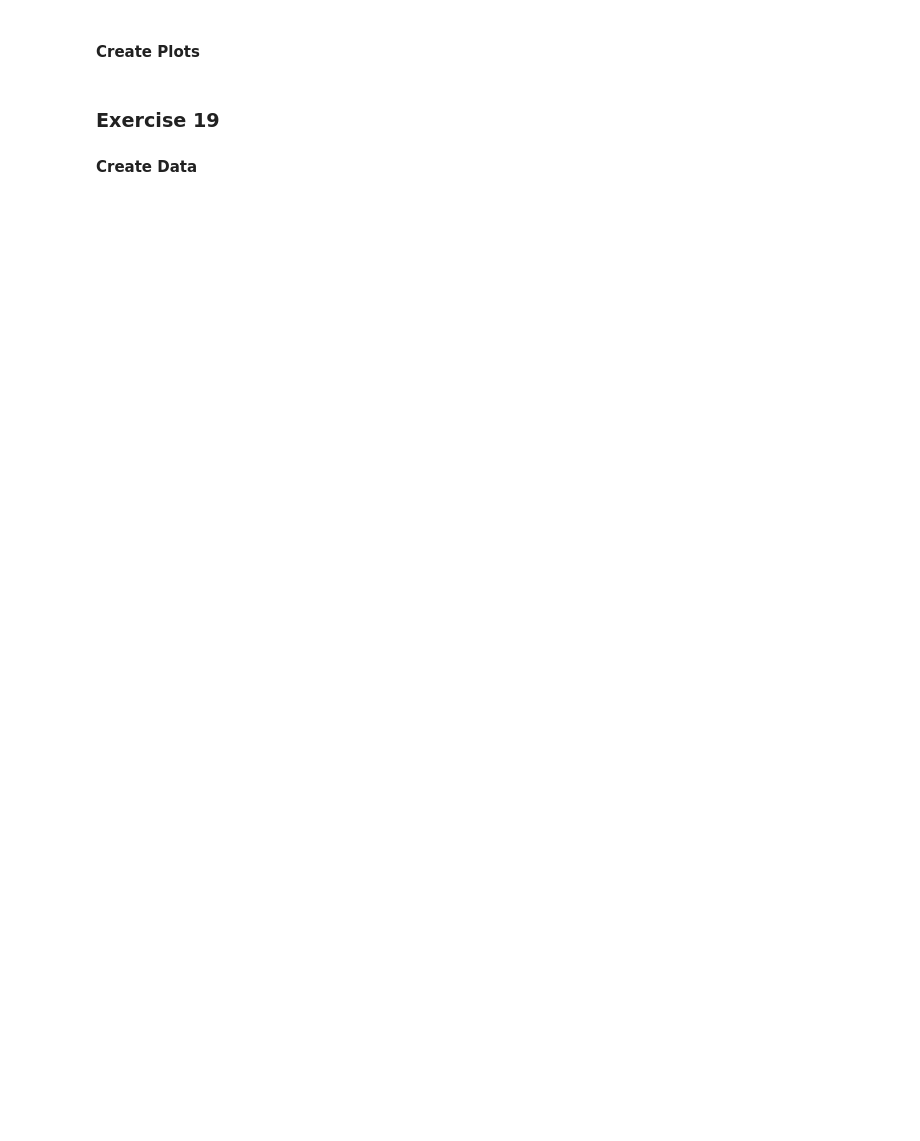
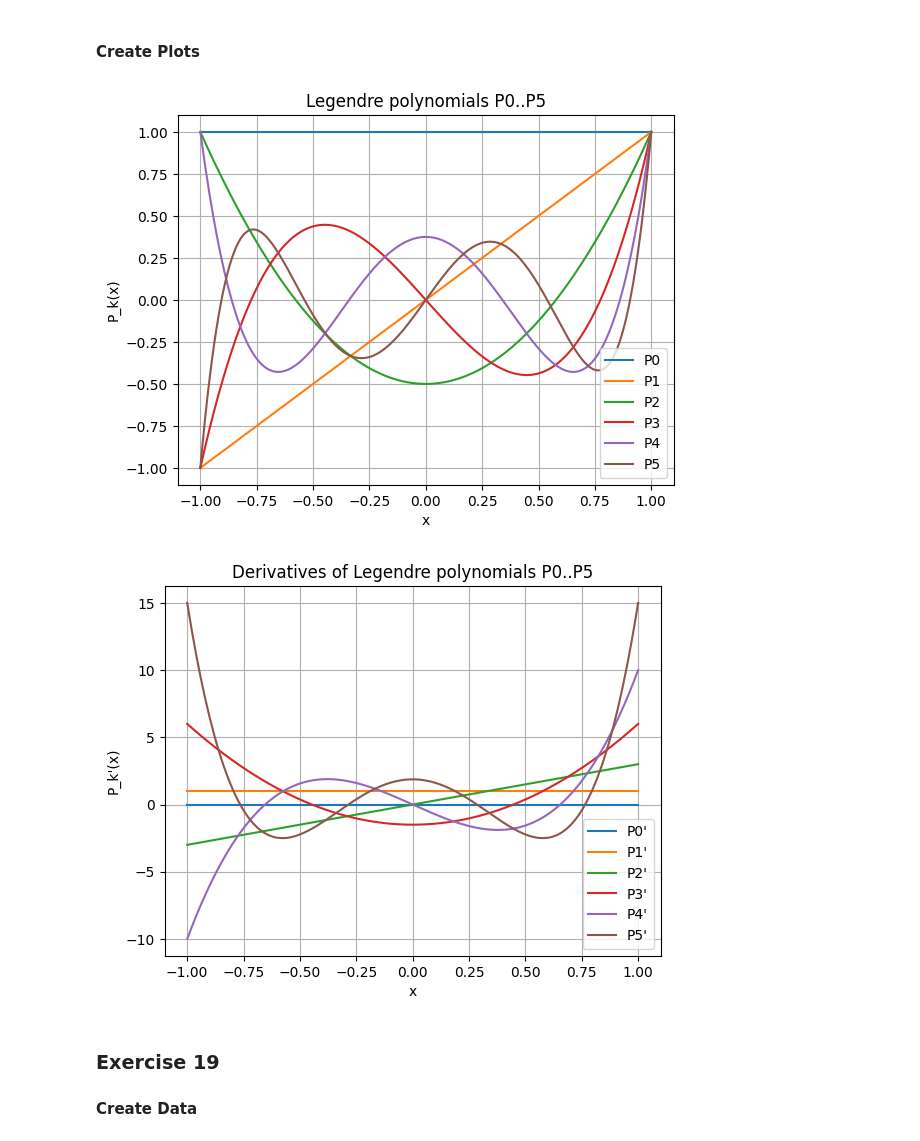
Before and after one commit to e1529095/ASC-ODE-Team06, a Jupyter notebook: main.ipynb, the cells around one changed output. Saved outputs shown, nothing was run; the diff lists cells and outputs as text; code cells hidden in the pictures; blank space fills up the shorter version.

```diff
--- a/main.ipynb
+++ b/main.ipynb
@@ -135,5 +209,50 @@ for dir in (exe17_dir, exe18_dir, exe19_dir):
 # %% [markdown]
 #### Create Plots
+# %%
+data = np.loadtxt(Path(exe18_dir / "data/legendre.tsv").absolute())
+
+x = data[:, 0]
+
+# unpack P_k and P_k' (for k = 0..5)
+P0, dP0 = data[:, 1], data[:, 2]
+P1, dP1 = data[:, 3], data[:, 4]
+P2, dP2 = data[:, 5], data[:, 6]
+P3, dP3 = data[:, 7], data[:, 8]
+P4, dP4 = data[:, 9], data[:, 10]
+P5, dP5 = data[:, 11], data[:, 12]
+
+# ---- plot the polynomials P_k ----
+plt.figure()
+plt.plot(x, P0, label="P0")
+plt.plot(x, P1, label="P1")
+plt.plot(x, P2, label="P2")
+plt.plot(x, P3, label="P3")
+plt.plot(x, P4, label="P4")
+plt.plot(x, P5, label="P5")
+plt.xlabel("x")
+plt.ylabel("P_k(x)")
+plt.title("Legendre polynomials P0..P5")
+plt.grid()
+plt.legend()
+plt.savefig(Path(exe18_dir / "plot/legendre_polynomials.png"))
+
+# ---- plot the derivatives P_k' ----
+plt.figure()
+plt.plot(x, dP0, label="P0'")
+plt.plot(x, dP1, label="P1'")
+plt.plot(x, dP2, label="P2'")
+plt.plot(x, dP3, label="P3'")
+plt.plot(x, dP4, label="P4'")
+plt.plot(x, dP5, label="P5'")
+plt.xlabel("x")
+plt.ylabel("P_k'(x)")
+plt.title("Derivatives of Legendre polynomials P0..P5")
+plt.grid()
+plt.legend()
+plt.savefig(Path(exe18_dir / "plot/legendre_derivatives_polynomials.png"))
+# %% [output]
+[figure, added]
+[figure, added]
 # %% [markdown]
 ### Exercise 19
 #### Create Data
```
Also changed, not shown: parts of 14 cells of this notebook.
